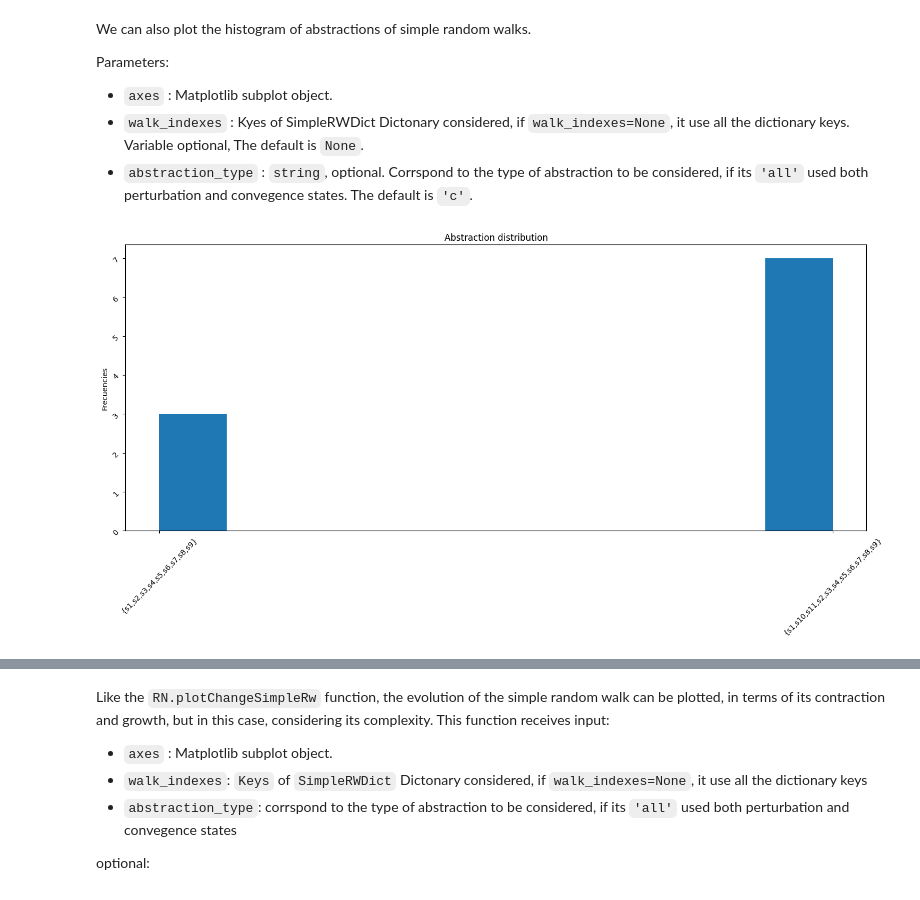
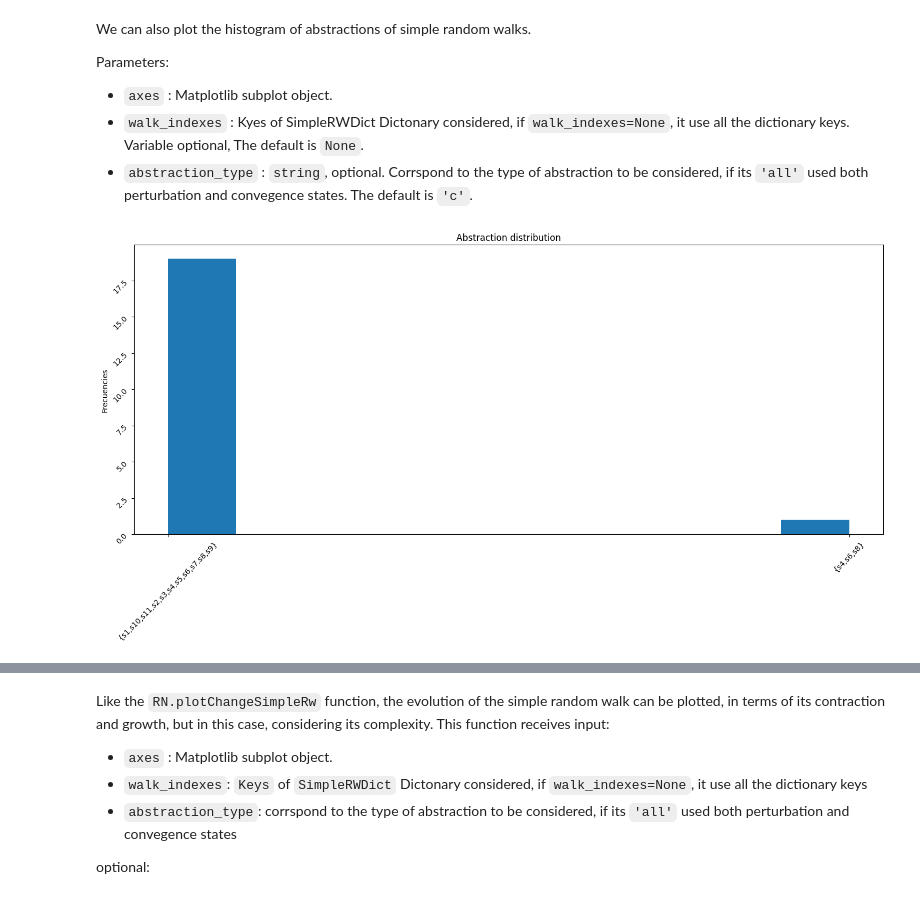
Before and after one commit to pmaldona/pyRN, a Jupyter notebook: notebooks/Resilient Plot Functions.ipynb, the cells around one changed output, grey strips where cells are left out. Saved outputs shown, nothing was run; the diff lists cells and outputs as text; code cells hidden in the pictures.

```diff
--- a/notebooks/Resilient Plot Functions.ipynb
+++ b/notebooks/Resilient Plot Functions.ipynb
@@ -225,8 +343,8 @@ Parameters:
 # %%
 fig, axes = plt.subplots()
 fig.set_size_inches(18, 7)
 
-RN.plotHistSimpleRw(axes, walk_indexes=None, abstraction_type='c')
+RN.plotHistAbstRw(axes, walk_type='simple', walk_indexes=None, abstraction_type='c')
 plt.show()
 # %% [output]
-[figure, old version]
+[figure, new version]
```
Also changed, not shown: parts of 26 cells of this notebook, 20 other files.
